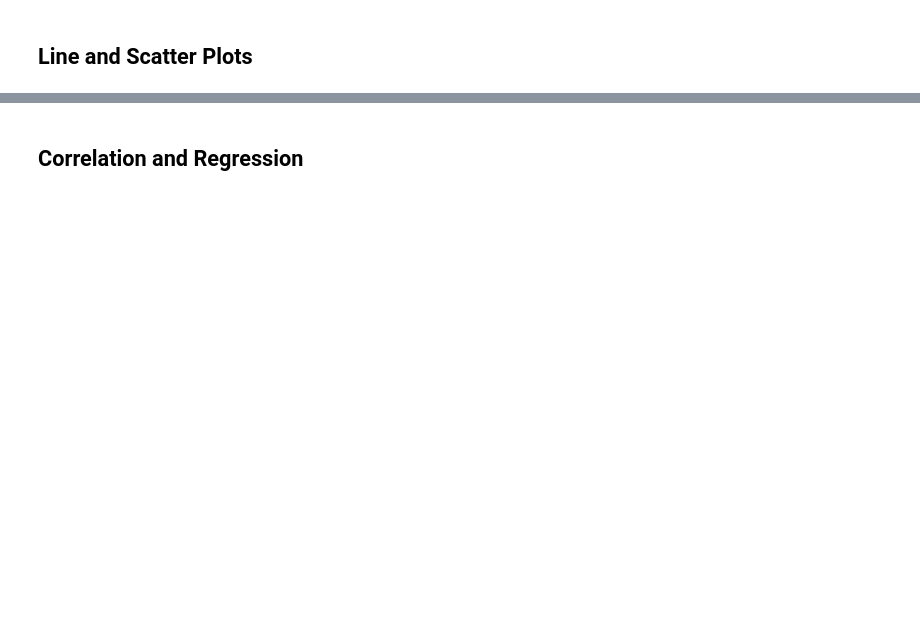
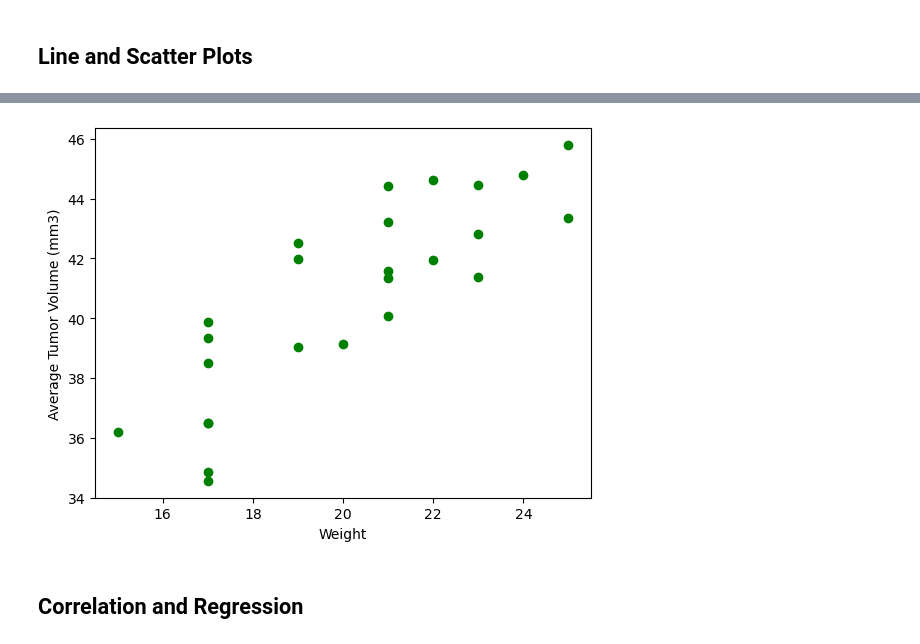
Before and after one commit to PriscyMD/Matplotlib-Challenge, a Jupyter notebook: Starter_Code/Pymaceuticals/pymaceuticals_starter.ipynb, the cells around one changed output, grey strips where cells are left out. Cells and saved outputs as stored; diff of their text form; code cells hidden in the pictures; blank space fills up the shorter version.

```diff
--- a/Starter_Code/Pymaceuticals/pymaceuticals_starter.ipynb
+++ b/Starter_Code/Pymaceuticals/pymaceuticals_starter.ipynb
@@ -270,11 +279,13 @@ plt.show()
 # %%
 # Generate a scatter plot of mouse weight vs. the average observed tumor volume for the entire Capomulin regimen
 avg_capomulin_regimen=capomulin_line_plot_mouse.groupby('Mouse ID')['Tumor Volume (mm3)'].mean()
-scatter_mouse_weight=capomulin_line_plot_mouse.groupby('Mouse ID')['Weight'].mean()
+scatter_mouse_weight=capomulin_line_plot_mouse.groupby('Mouse ID')['Weight (g)'].mean()
 plt.scatter(scatter_mouse_weight, avg_capomulin_regimen, color='green')
 plt.xlabel('Weight')
 plt.ylabel('Average Tumor Volume (mm3)')
 plt.show()
+# %% [output]
+[figure, added]
 # %% [markdown]
 ## Correlation and Regression
 # %%
```
Also changed, not shown: parts of 5 cells of this notebook.
